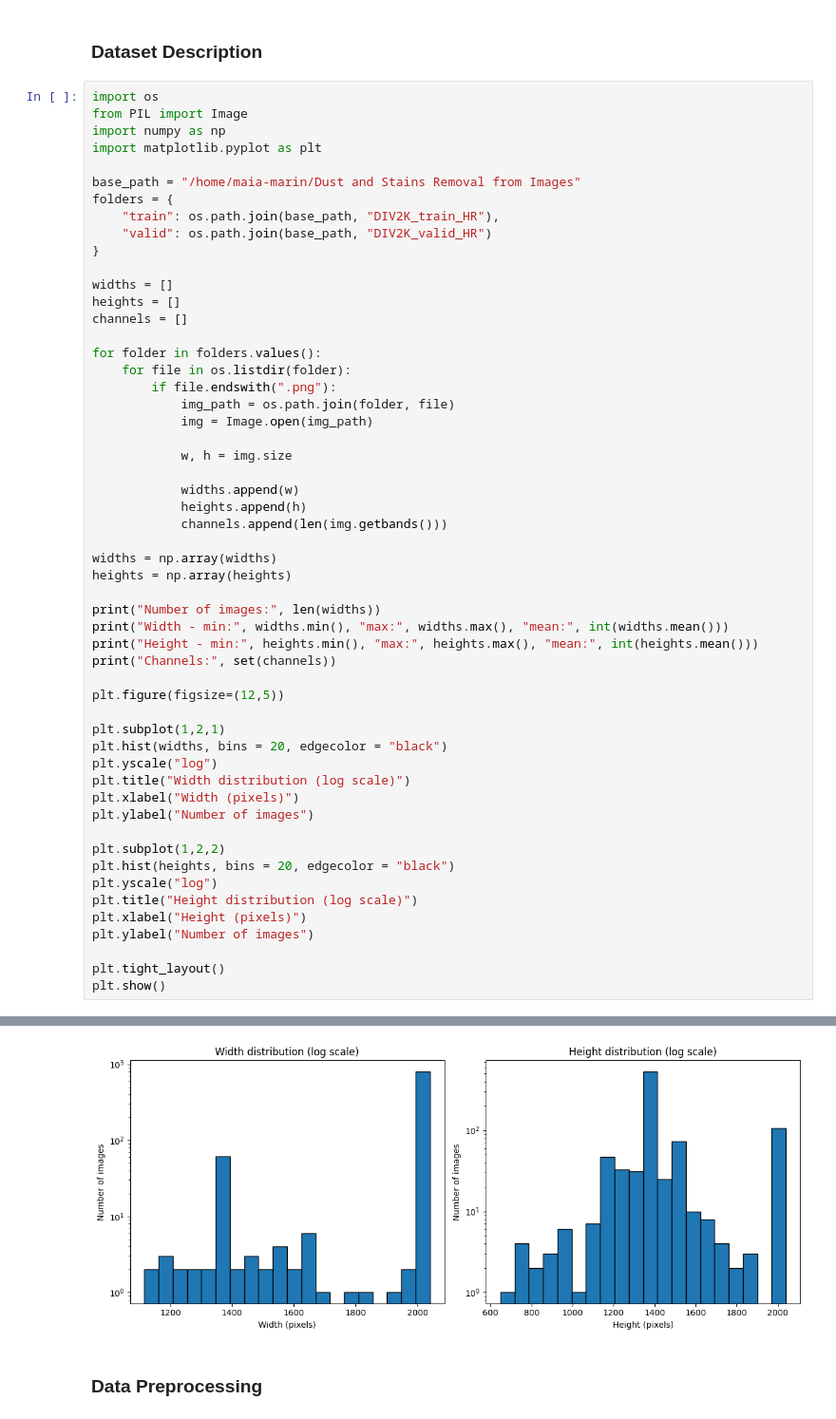
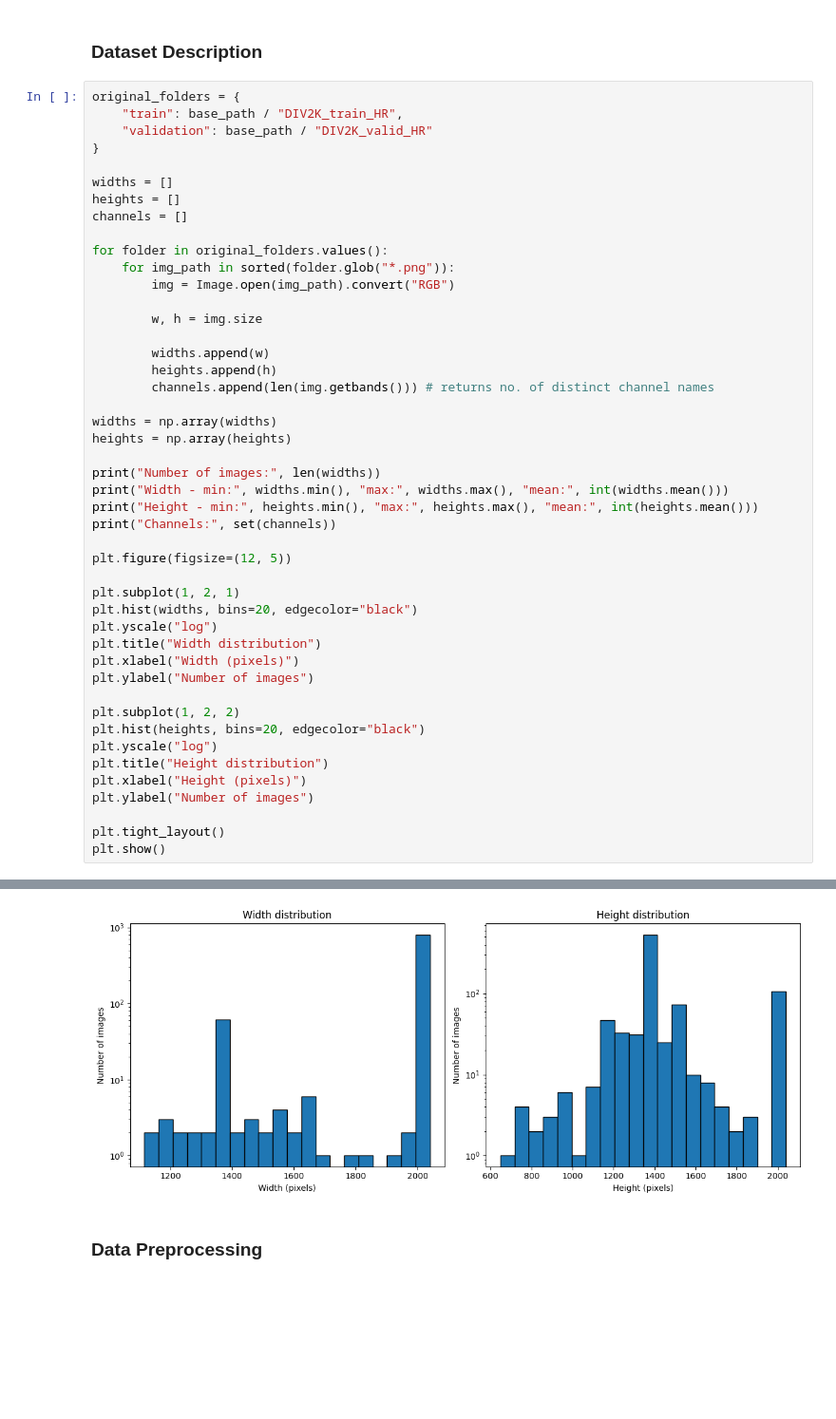
Before and after one commit to MaiaMarin/Dust-and-Stains-Removal-from-Images, a Jupyter notebook: Dust and Stains Removal from Images.ipynb, the cells around one changed output, grey strips where cells are left out. Shown at 95% size. Saved outputs shown, nothing was run; the diff lists cells and outputs as text; blank space fills up the shorter version.

```diff
--- a/Dust and Stains Removal from Images.ipynb
+++ b/Dust and Stains Removal from Images.ipynb
@@ -56,65 +56,57 @@ The images have aproximately 2K resolution and depict a wide variety of scenes,
 # %% [markdown]
 ### Dataset Description
 # %%
-import os
-from PIL import Image
-import numpy as np
-import matplotlib.pyplot as plt
-
-base_path = "/home/maia-marin/Dust and Stains Removal from Images"
-folders = {
-    "train": os.path.join(base_path, "DIV2K_train_HR"),
-    "valid": os.path.join(base_path, "DIV2K_valid_HR")
+original_folders = {
+    "train": base_path / "DIV2K_train_HR",
+    "validation": base_path / "DIV2K_valid_HR"
 }
 
 widths = []
 heights = []
 channels = []
 
-for folder in folders.values():
-    for file in os.listdir(folder):
-        if file.endswith(".png"):
-            img_path = os.path.join(folder, file)
-            img = Image.open(img_path)
+for folder in original_folders.values():
+    for img_path in sorted(folder.glob("*.png")):
+        img = Image.open(img_path).convert("RGB")
 
-            w, h = img.size
+        w, h = img.size
 
-            widths.append(w)
-            heights.append(h)
-            channels.append(len(img.getbands()))
+        widths.append(w)
+        heights.append(h)
+        channels.append(len(img.getbands())) # returns no. of distinct channel names
 
 widths = np.array(widths)
 heights = np.array(heights)
 
 print("Number of images:", len(widths))
 print("Width - min:", widths.min(), "max:", widths.max(), "mean:", int(widths.mean()))
 print("Height - min:", heights.min(), "max:", heights.max(), "mean:", int(heights.mean()))
 print("Channels:", set(channels))
 
-plt.figure(figsize=(12,5))
+plt.figure(figsize=(12, 5))
 
-plt.subplot(1,2,1)
-plt.hist(widths, bins = 20, edgecolor = "black")
+plt.subplot(1, 2, 1)
+plt.hist(widths, bins=20, edgecolor="black")
 plt.yscale("log")
-plt.title("Width distribution (log scale)")
+plt.title("Width distribution")
 plt.xlabel("Width (pixels)")
 plt.ylabel("Number of images")
 
-plt.subplot(1,2,2)
-plt.hist(heights, bins = 20, edgecolor = "black")
+plt.subplot(1, 2, 2)
+plt.hist(heights, bins=20, edgecolor="black")
 plt.yscale("log")
-plt.title("Height distribution (log scale)")
+plt.title("Height distribution")
 plt.xlabel("Height (pixels)")
 plt.ylabel("Number of images")
 
 plt.tight_layout()
 plt.show()
 # %% [output]
 Number of images: 900
 Width - min: 1116 max: 2040 mean: 1972
 Height - min: 648 max: 2040 mean: 1436
 Channels: {3}
-[figure, old version]
+[figure, new version]
 # %% [markdown]
 ### Data Preprocessing
 # %% [markdown]
```
Also changed, not shown: parts of 13 cells of this notebook.
